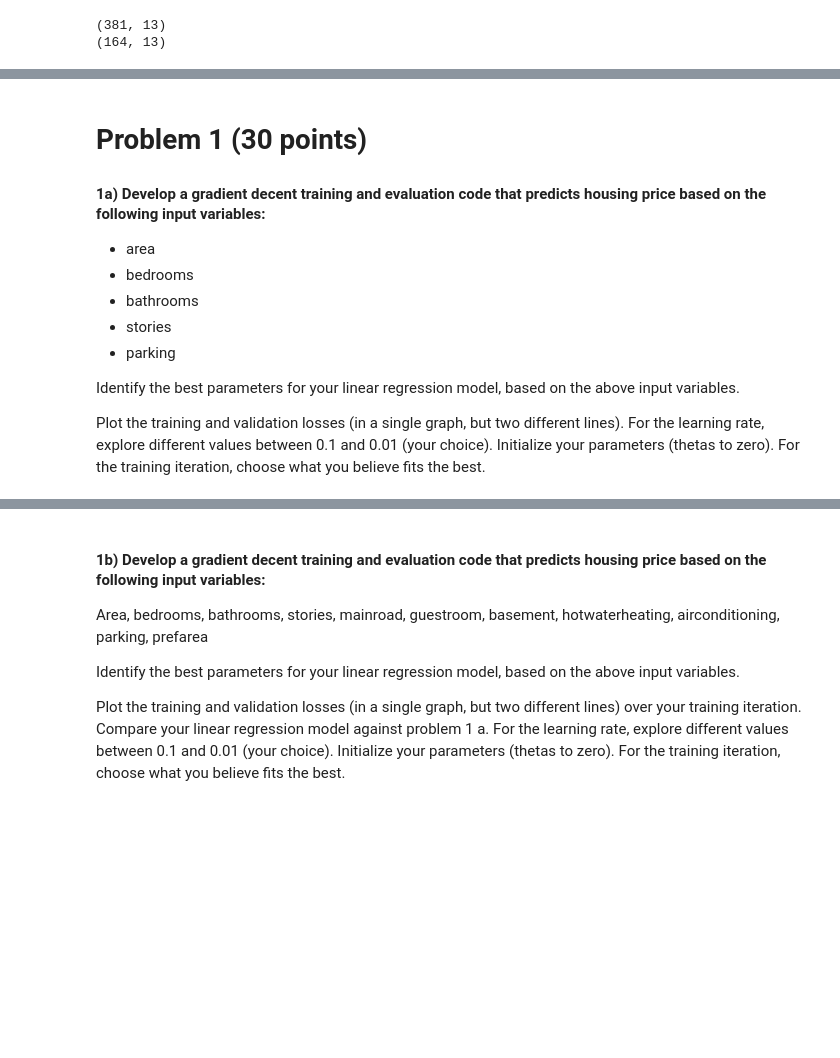
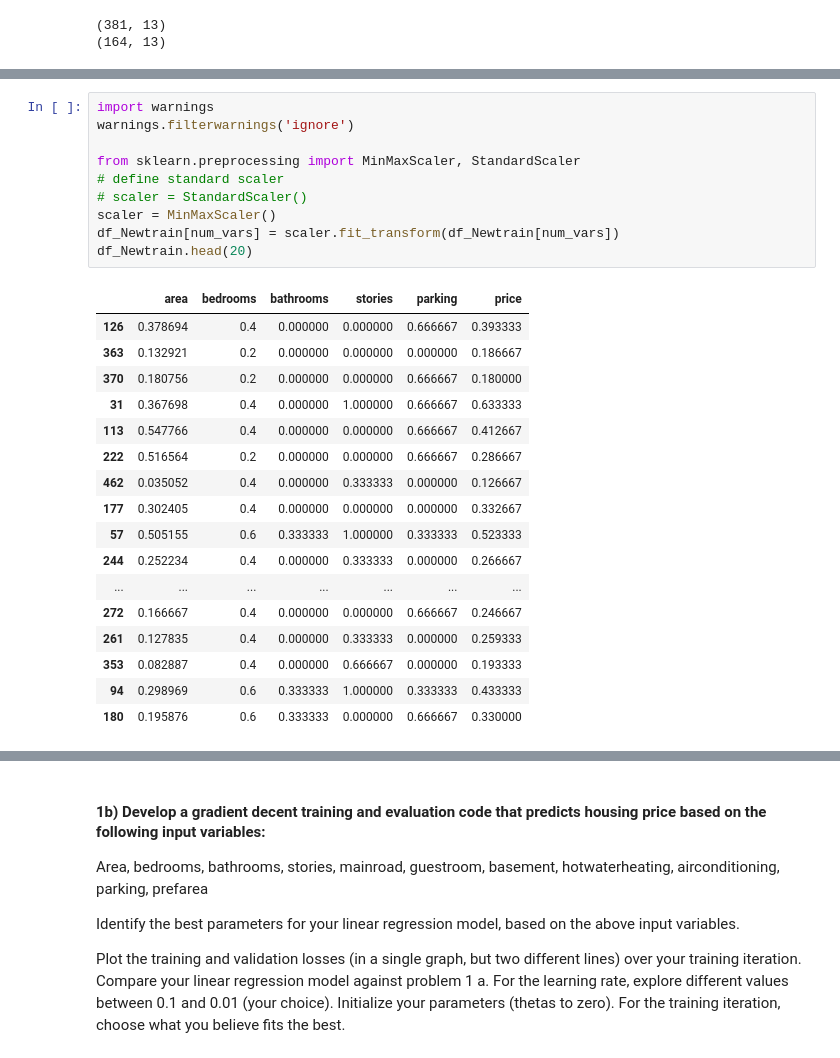
Before and after one commit to ric3b0wl/ECGR4105-IntroML, a Jupyter notebook: hw1/hw1.ipynb, the cells around one changed output, grey strips where cells are left out. Saved outputs shown, nothing was run; the diff lists cells and outputs as text; blank space fills up the shorter version.

```diff
--- a/hw1/hw1.ipynb
+++ b/hw1/hw1.ipynb
@@ -124,14 +163,28 @@ print (df_Newtrain.head())
-# %% [markdown]
-# Problem 1 (30 points)
-
-#### 1a) Develop a gradient decent training and evaluation code that predicts housing price based on the following input variables:
-
-- area
-- bedrooms
-- bathrooms
-- stories
-- parking
-
-Identify the best parameters for your linear regression model, based on the above input variables.
-
-Plot the training and validation losses (in a single graph, but two different lines). For the learning rate, explore different values between 0.1 and 0.01 (your choice). Initialize your parameters (thetas to zero). For the training iteration, choose what you believe fits the best.
+# %%
+import warnings
+warnings.filterwarnings('ignore')
+
+from sklearn.preprocessing import MinMaxScaler, StandardScaler
+# define standard scaler
+# scaler = StandardScaler()
+scaler = MinMaxScaler()
+df_Newtrain[num_vars] = scaler.fit_transform(df_Newtrain[num_vars])
+df_Newtrain.head(20)
+# %% [output]
+|  | area | bedrooms | bathrooms | stories | parking | price |
+| 126 | 0.378694 | 0.4 | 0.000000 | 0.000000 | 0.666667 | 0.393333 |
+| 363 | 0.132921 | 0.2 | 0.000000 | 0.000000 | 0.000000 | 0.186667 |
+| 370 | 0.180756 | 0.2 | 0.000000 | 0.000000 | 0.666667 | 0.180000 |
+| 31 | 0.367698 | 0.4 | 0.000000 | 1.000000 | 0.666667 | 0.633333 |
+| 113 | 0.547766 | 0.4 | 0.000000 | 0.000000 | 0.666667 | 0.412667 |
+| 222 | 0.516564 | 0.2 | 0.000000 | 0.000000 | 0.666667 | 0.286667 |
+| 462 | 0.035052 | 0.4 | 0.000000 | 0.333333 | 0.000000 | 0.126667 |
+| 177 | 0.302405 | 0.4 | 0.000000 | 0.000000 | 0.000000 | 0.332667 |
+| 57 | 0.505155 | 0.6 | 0.333333 | 1.000000 | 0.333333 | 0.523333 |
+| 244 | 0.252234 | 0.4 | 0.000000 | 0.333333 | 0.000000 | 0.266667 |
+| ... | ... | ... | ... | ... | ... | ... |
+| 272 | 0.166667 | 0.4 | 0.000000 | 0.000000 | 0.666667 | 0.246667 |
+| 261 | 0.127835 | 0.4 | 0.000000 | 0.333333 | 0.000000 | 0.259333 |
+| 353 | 0.082887 | 0.4 | 0.000000 | 0.666667 | 0.000000 | 0.193333 |
+| 94 | 0.298969 | 0.6 | 0.333333 | 1.000000 | 0.333333 | 0.433333 |
+| 180 | 0.195876 | 0.6 | 0.333333 | 0.000000 | 0.666667 | 0.330000 |
```
Also changed, not shown: parts of 12 cells of this notebook.
